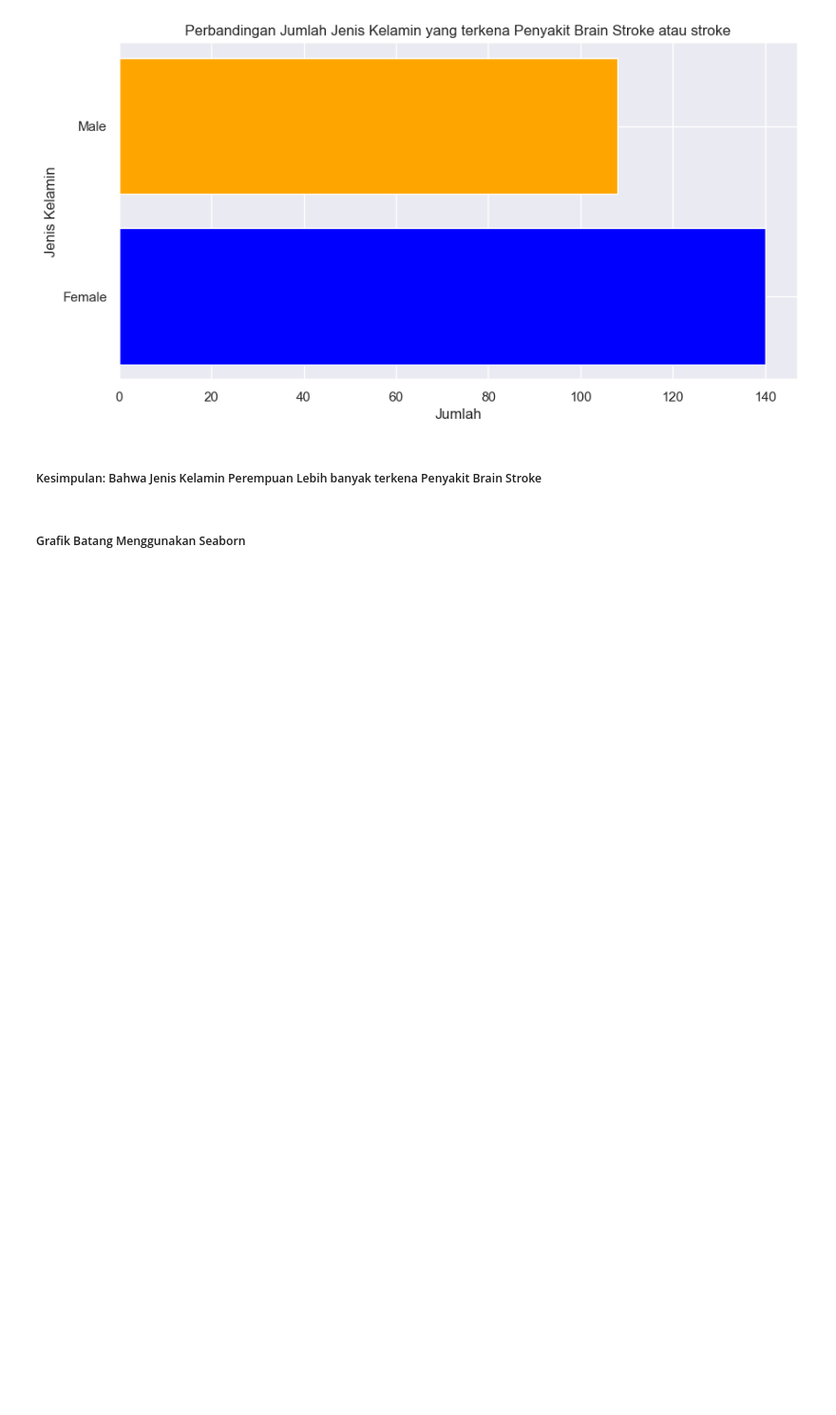
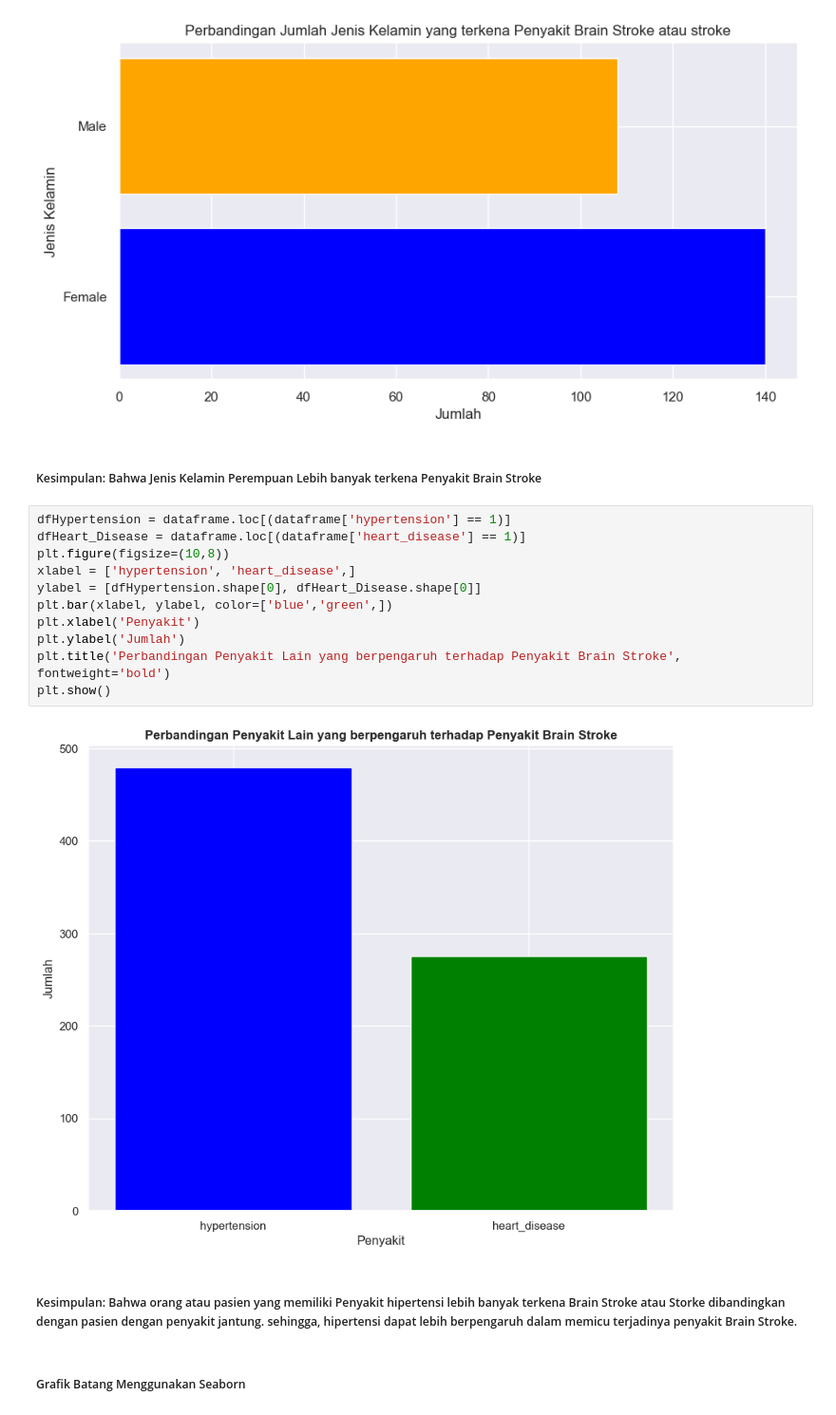
Before and after one commit to WilsonHutagalung/Praktikum_KB, a Jupyter notebook: Posttest_KB_3/2209106035_WILSON_BOYARON_HUTAGALUNG_POSTTEST__KB_3.ipynb, the cells around one changed output. Shown: that part at 95% size. Cells and saved outputs as stored; diff of their text form; blank space fills up the shorter version.

```diff
--- a/Posttest_KB_3/2209106035_WILSON_BOYARON_HUTAGALUNG_POSTTEST__KB_3.ipynb
+++ b/Posttest_KB_3/2209106035_WILSON_BOYARON_HUTAGALUNG_POSTTEST__KB_3.ipynb
@@ -101,6 +101,21 @@ plt.show()
 [figure]
 # %% [markdown]
 ##### Kesimpulan: Bahwa Jenis Kelamin Perempuan Lebih banyak terkena Penyakit Brain Stroke
+# %%
+dfHypertension = dataframe.loc[(dataframe['hypertension'] == 1)]
+dfHeart_Disease = dataframe.loc[(dataframe['heart_disease'] == 1)]
+plt.figure(figsize=(10,8))
+xlabel = ['hypertension', 'heart_disease',]
+ylabel = [dfHypertension.shape[0], dfHeart_Disease.shape[0]]
+plt.bar(xlabel, ylabel, color=['blue','green',])
+plt.xlabel('Penyakit')
+plt.ylabel('Jumlah')
+plt.title('Perbandingan Penyakit Lain yang berpengaruh terhadap Penyakit Brain Stroke', fontweight='bold')
+plt.show()
+# %% [output]
+[figure, added]
+# %% [markdown]
+##### Kesimpulan: Bahwa orang atau pasien yang memiliki Penyakit hipertensi lebih banyak terkena Brain Stroke atau Storke dibandingkan dengan pasien dengan penyakit jantung. sehingga, hipertensi dapat lebih berpengaruh dalam memicu terjadinya penyakit Brain Stroke.
 # %% [markdown]
 ##### Grafik Batang Menggunakan Seaborn
 # %%
```
